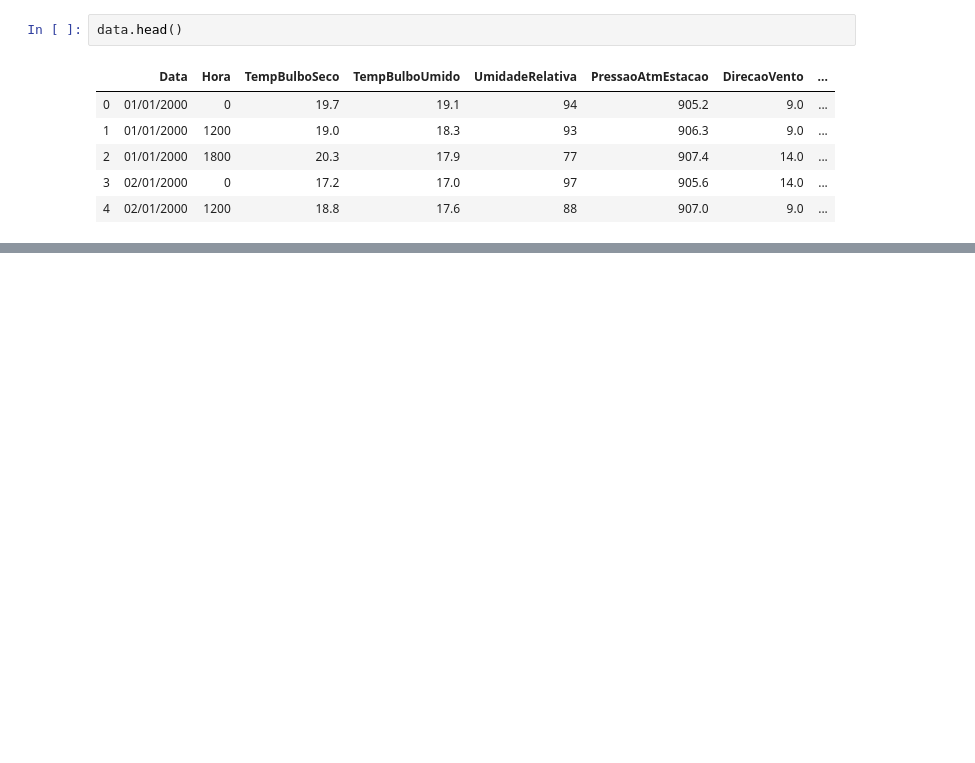
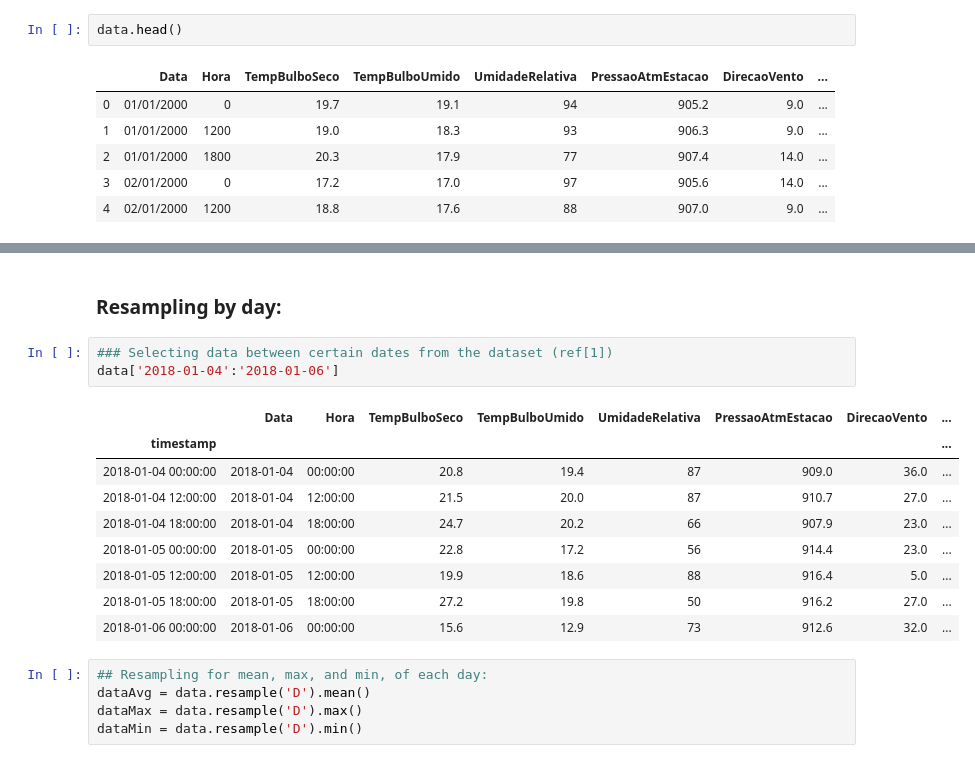
Before and after one commit to tbnsilveira/WeatherCWB, a Jupyter notebook: weatherCWB.ipynb, the cells around one changed output, grey strips where cells are left out. Drawn from its saved outputs; the diff is of its cells as text; blank space fills up the shorter version.

```diff
--- a/weatherCWB.ipynb
+++ b/weatherCWB.ipynb
@@ -66,0 +190,20 @@ data.head()
+# %% [markdown]
+### Resampling by day:
+# %%
+### Selecting data between certain dates from the dataset (ref[1])
+data['2018-01-04':'2018-01-06']
+# %% [output]
+|  | Data | Hora | TempBulboSeco | TempBulboUmido | UmidadeRelativa | PressaoAtmEstacao | DirecaoVento | ... |
+| timestamp |  |  |  |  |  |  |  | ... |
+| 2018-01-04 00:00:00 | 2018-01-04 | 00:00:00 | 20.8 | 19.4 | 87 | 909.0 | 36.0 | ... |
+| 2018-01-04 12:00:00 | 2018-01-04 | 12:00:00 | 21.5 | 20.0 | 87 | 910.7 | 27.0 | ... |
+| 2018-01-04 18:00:00 | 2018-01-04 | 18:00:00 | 24.7 | 20.2 | 66 | 907.9 | 23.0 | ... |
+| 2018-01-05 00:00:00 | 2018-01-05 | 00:00:00 | 22.8 | 17.2 | 56 | 914.4 | 23.0 | ... |
+| 2018-01-05 12:00:00 | 2018-01-05 | 12:00:00 | 19.9 | 18.6 | 88 | 916.4 | 5.0 | ... |
+| 2018-01-05 18:00:00 | 2018-01-05 | 18:00:00 | 27.2 | 19.8 | 50 | 916.2 | 27.0 | ... |
+| 2018-01-06 00:00:00 | 2018-01-06 | 00:00:00 | 15.6 | 12.9 | 73 | 912.6 | 32.0 | ... |
+# %%
+## Resampling for mean, max, and min, of each day:
+dataAvg = data.resample('D').mean()
+dataMax = data.resample('D').max()
+dataMin = data.resample('D').min()
```
Also changed, not shown: parts of 22 cells of this notebook.
